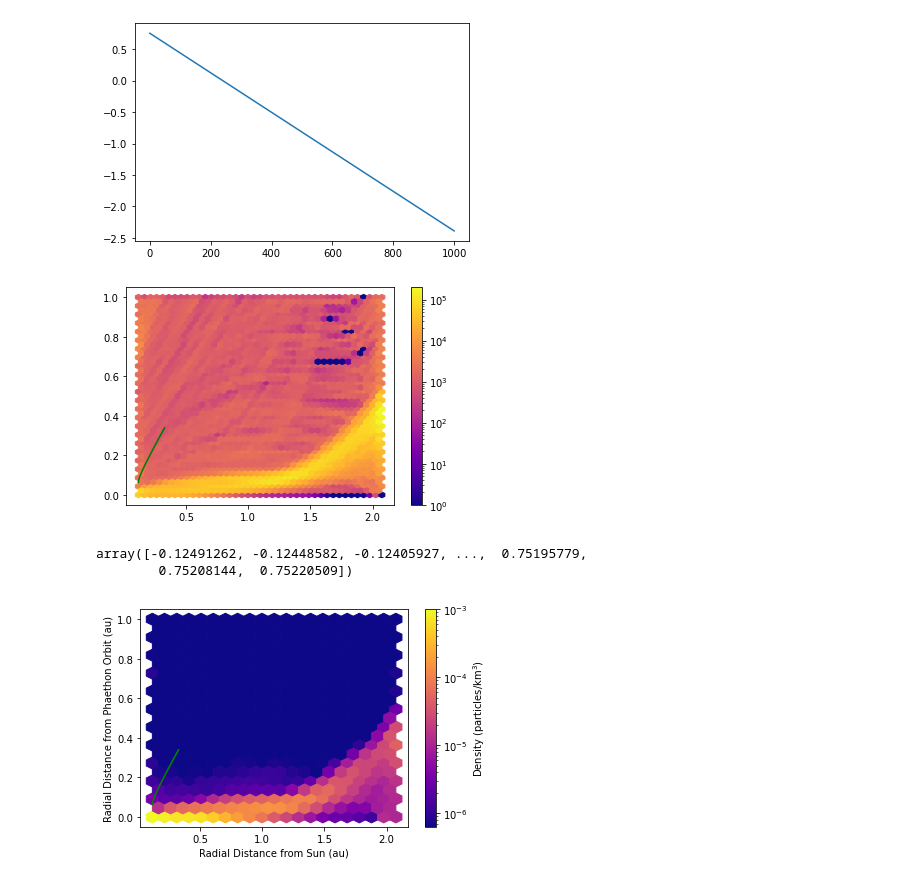
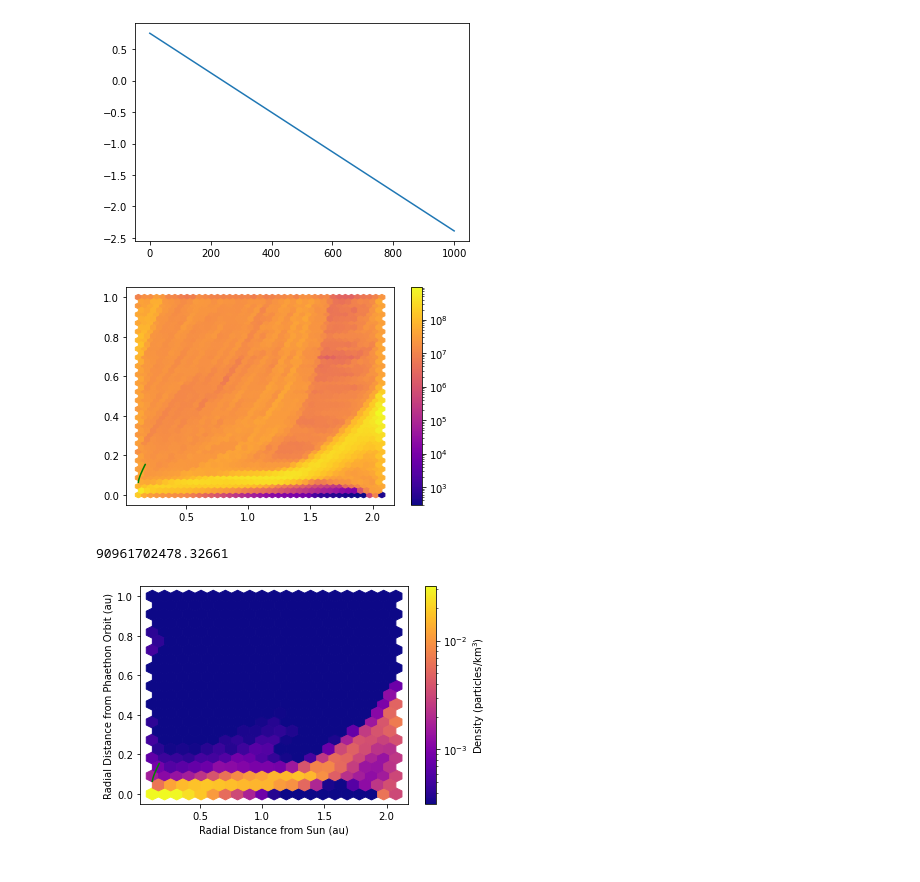
Before and after one commit to wcukier/Phaethon_Meteoroids, a Jupyter notebook: scripts/Fig 5 A -- Meteoroid Data Reader-Spectogram- outgoing-no_vel + orbit.ipynb, the cells around one changed output. Saved outputs shown, nothing was run; the diff lists cells and outputs as text; code cells hidden in the pictures.

```diff
--- a/scripts/Fig 5 A -- Meteoroid Data Reader-Spectogram- outgoing-no_vel + orbit.ipynb
+++ b/scripts/Fig 5 A -- Meteoroid Data Reader-Spectogram- outgoing-no_vel + orbit.ipynb
@@ -37,5 +25,5 @@ def cart2cyl(x):
 # %%
-orbit = np.load('Orbit_time.npy')
+orbit = np.load('data/phaethon.npy')
 orbit = orbit.reshape(20000,5)
 orbit_orig = orbit.copy()
 center = 1/2 * np.array([np.max(orbit[:,0]) + np.min(orbit[:,0]),
@@ -58,7 +46,7 @@ orbit_orig = np.tile(orbit_orig,(3,1) )
 orbit_orig[:20000,1] -= 2*np.pi
 orbit_orig[40000:,1] += 2*np.pi
 
-psp = np.load('psp2.npy')
+psp = np.load('data/psp.npy')
 psp_orig = psp.copy()
 psp[:,0] -= center[0]
 psp[:,1] -= center[1]
@@ -88,13 +76,13 @@ radius_orig = interp1d(orbit_orig[:,1], orbit_orig[:,0])
 # %%
 points = []
 points_orig = []
-n = 40
-
+n = 100
+mass = 0
 
 for i in tqdm(range(n)):
-    data = np.load(f'Output_novel/particles{i}.npy')
-    beta = np.load(f'Output_novel/beta{i}.npy')
-    size = np.load(f'Output_novel/mass{i}.npy')
+    data = np.load(f'../output/novel/particles{i}.npy')
+    beta = np.load(f'../output/novel/beta{i}.npy')
+    size = np.array(asteroidal(beta))
 
     data = data.reshape(10000*100*2, 5)
     data_orig = data.copy()
@@ -104,15 +92,21 @@ for i in tqdm(range(n)):
 
     data = cart2cyl(data[:,0:3])
     data_orig = cart2cyl(data_orig[:,0:3])
+    mass += np.sum(size[(~np.isnan(size * weight_novel(beta)))] *
+                   weight_novel(beta[(~np.isnan(size * weight_novel(beta)))]))
 #     data[:,2] -= offset(data[:,1])
 
 
-    points.append(np.hstack((data, np.tile(size,20000).reshape(2000000,1), np.tile(beta,20000).reshape(2000000,1))))
-    points_orig.append(np.hstack((data_orig, np.tile(size,20000).reshape(2000000,1), np.tile(beta,20000).reshape(2000000,1))))
+    points.append(np.hstack((data, np.tile(size,20000).reshape(2000000,1),
+                              np.tile(weight_novel(beta),20000).reshape(2000000,1))))
+    points_orig.append(np.hstack((data_orig, np.tile(size,20000).reshape(2000000,1),
+                                   np.tile(weight_novel(beta),20000).reshape(2000000,1))))
 points = np.array(points)
 points = points.reshape(2000000*n,5)
 points_orig = np.array(points_orig)
 points_orig = points_orig.reshape(2000000*n,5)
+
+norm = 1e15/(mass * 20000)
 # %%
 len(points[:,3])
 # %% [output]
@@ -257,27 +248,28 @@ for i in tqdm(range(n)):
 # %%
 mask = (np.sqrt(arr[:,0]**2 + arr[:,2]**2) < 1) * (arr[:,1] > t_min)
 psp_mask = (np.abs(psp_arr[:,2]) + np.abs(psp_arr[:,0])) < 200
 orb_mask = np.abs(orb_arr[:,2] < 100)
 
 hi = 6038
 n=40
 plt.rc_context({'figure.facecolor':'white'})
-poly = plt.hexbin(radius((arr[:,1][mask])), np.sqrt(arr[:,0][mask]**2 + arr[:,2][mask]**2), cmap = 'plasma', gridsize = n, bins='log')
+poly = plt.hexbin(radius((arr[:,1][mask])), np.sqrt(arr[:,0][mask]**2 + arr[:,2][mask]**2),
+                  cmap = 'plasma', gridsize = n, bins='log', C = arr[:,4][mask],
+                 reduce_C_function = np.sum)
 plt.plot(radius((psp_arr[:,1][psp_mask])), np.sqrt(psp_arr[:,0][psp_mask]**2 + psp_arr[:,2][psp_mask]**2), c = 'g')
 # poly = plt.hexbin((arr[:,1][mask]), np.sqrt(arr[:,0][mask]**2 + arr[:,2][mask]**2), cmap = 'plasma', gridsize = n, bins='log')
 # plt.plot((psp_arr[:,1][psp_mask]), np.sqrt(psp_arr[:,0][psp_mask]**2 + psp_arr[:,2][psp_mask]**2), c = 'g')
 
 
 # plt.clim(10**3.5,5e5)
 plt.colorbar()
 plt.show()
 # %% [output]
-[figure, old version]
+[figure, new version]
-# %%
-orb_arr[:,1]
-# %% [output]
-array([-0.12491262, -0.12448582, -0.12405927, ...,  0.75195779,
-        0.75208144,  0.75220509])
+# %%
+norm
+# %% [output]
+90961702478.32661
 # %%
 c = poly.get_array().copy()
 cords = poly.get_offsets().copy()
@@ -311,13 +303,13 @@ plt.plot((radius(psp_arr[:,1][psp_mask])), np.sqrt(psp_arr[:,0][psp_mask]**2 + p
 
 
 plt.colorbar(label="Density (particles/km$^3$)")
-plt.clim(10**-6.2,10**-3)
+plt.clim(10**-3.5,10**-1.5)
 plt.xlabel("Radial Distance from Sun (au)")
 plt.ylabel("Radial Distance from Phaethon Orbit (au)")
-plt.savefig("Fig_5.1.1.eps")
+plt.savefig("../figures/Fig_5.1.1.eps")
 plt.show()
 # %% [output]
-[figure, old version]
+[figure, new version]
 # %%
 x_min = 0
 x_max = 2.2
```
Also changed, not shown: parts of 11 cells of this notebook, 14 other files.
